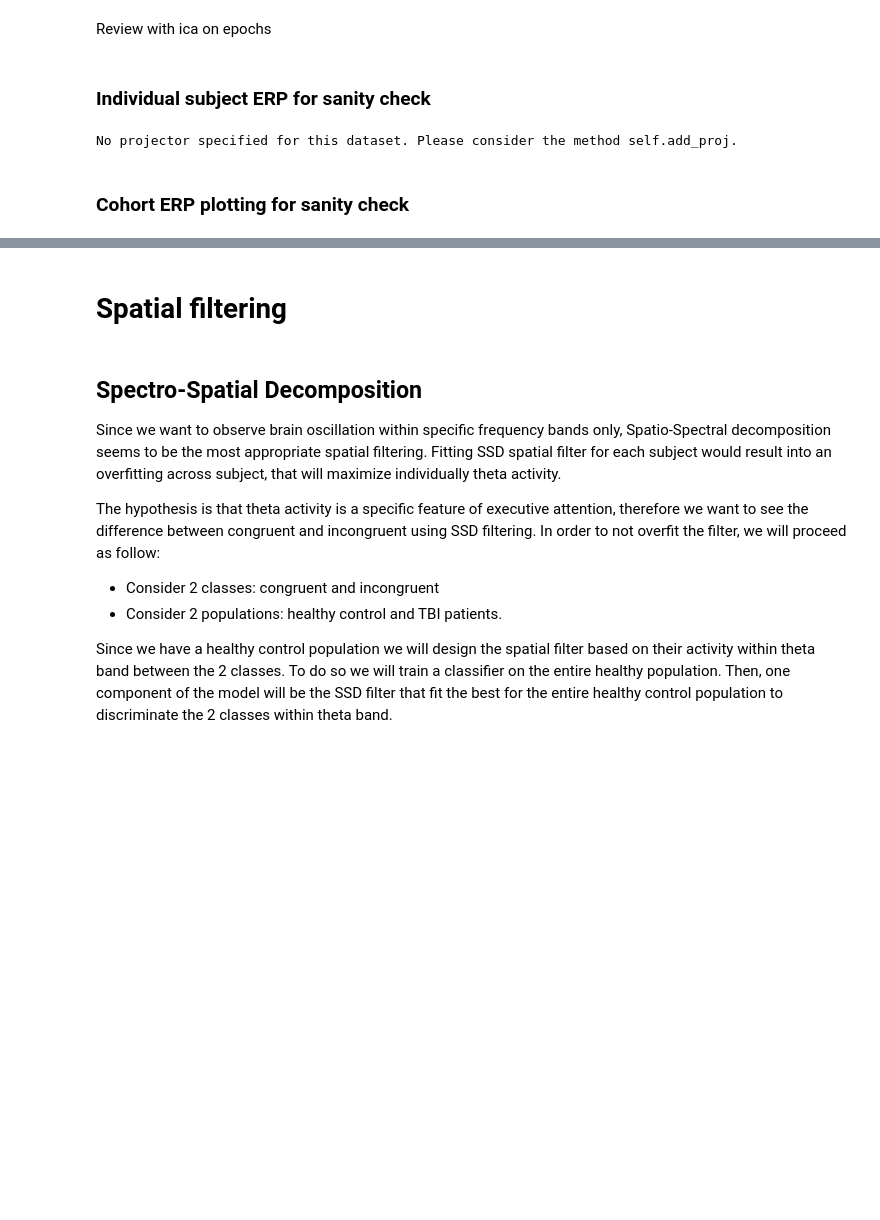
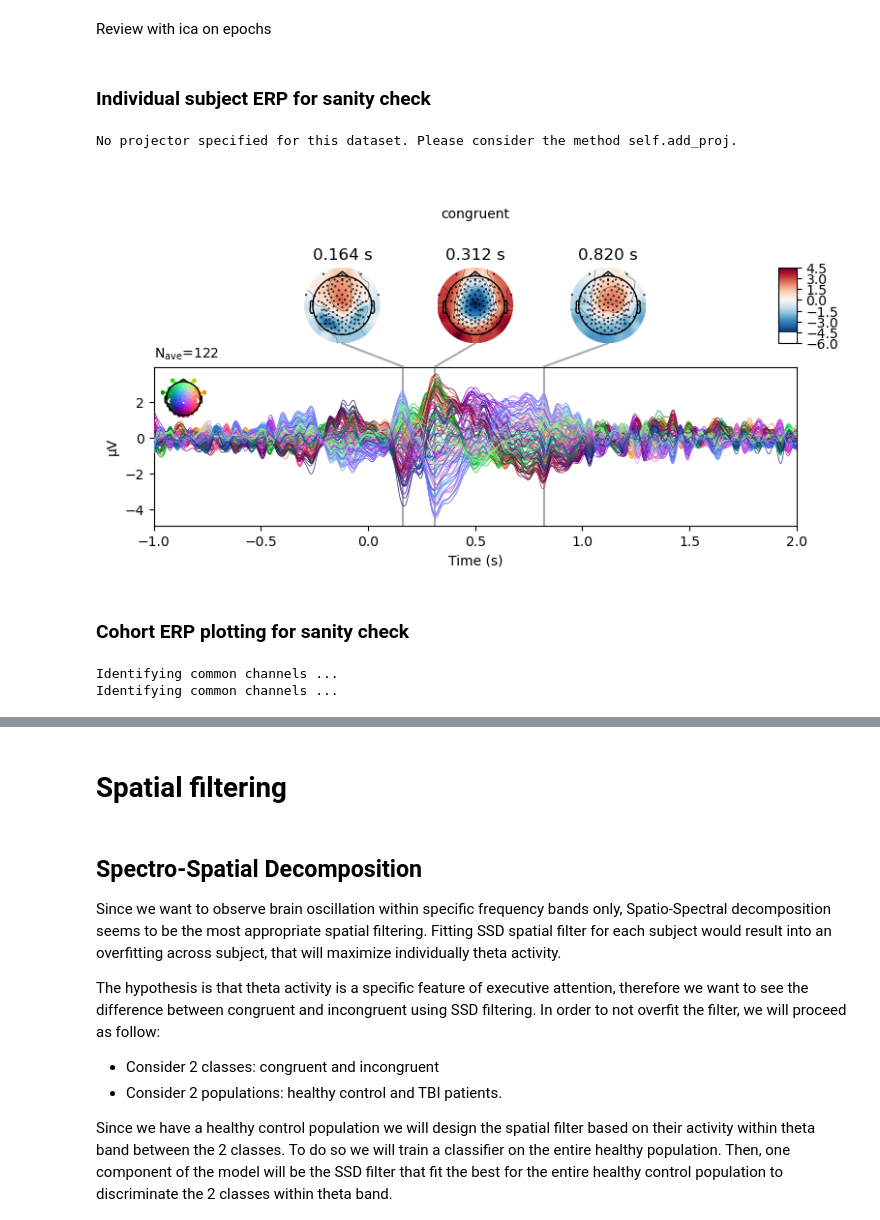
Before and after one commit to Sam54000/preprocessing_theta, a Jupyter notebook: New_MFF_MultiSubjectInluded.ipynb, the cells around one changed output, grey strips where cells are left out. Saved outputs shown, nothing was run; the diff lists cells and outputs as text; code cells hidden in the pictures; blank space fills up the shorter version.

```diff
--- a/New_MFF_MultiSubjectInluded.ipynb
+++ b/New_MFF_MultiSubjectInluded.ipynb
@@ -26,7 +26,7 @@ EEG_name =               []
 splitedEEGname =         []
 fileExt  =               []
 subject  =                'HC'
-modality =                'raw-after-ica'
+modality =                '_epo-reviewed.fif'
 protocol =                'ATTN'
 session  =                'S1'
 network  =                'executing'
@@ -205,7 +205,6 @@ def creating_epochs(signalName, network, FileInfo=None, load_raw = False, cleani
 
 
     if cleaning:
-        epoch_cleaned_list = list()
         ar = AutoReject(n_interpolate = [1,2,4,32,64],
                         thresh_method='bayesian_optimization',
                         random_state=42,
@@ -349,7 +348,7 @@ Creating a list of all epochs accross all patient. Also instantiating labels for
 %matplotlib qt
 epochs = list()
 labelsAcrossSubj = list()
-nb_subjects = 1 #len(EEG_name)
+nb_subjects = len(EEG_name)
 
 for SelectedFileIndex in range(nb_subjects):
     signalName = os.sep.join([SavingPath,''.join([EEG_name[SelectedFileIndex], '.fif'])])
@@ -411,6 +410,7 @@ for SelectedFileIndex in range(nb_subjects):
     ica.plot_components()
     ica.plot_sources(epoch,block=True)
     ica.apply(epoch)
+    epoch.plot(block=True)
 
     SavingNameEpochs = ''.join([FilesInfo['Subject'  ][SelectedFileIndex] , '_' ,
                                 FilesInfo['Protocol' ][SelectedFileIndex] , '_' ,
@@ -440,14 +440,15 @@ for SelectedFileIndex in range(nb_subjects):
 # %% [markdown]
 ### Individual subject ERP for sanity check
 # %%
-epochs[0]['congruent'].average().plot_joint(times='peaks',
+epochs[1]['congruent'].average().plot_joint(times='peaks',
                                            title='congruent',
                                            show=False)
 #epochs_without_evoked['congruent'].average().plot_joint(title='evoked_subtracted',
 #                            show=False)
 plt.show()
 # %% [output]
 No projector specified for this dataset. Please consider the method self.add_proj.
+[figure, added]
 # %% [markdown]
 ### Cohort ERP plotting for sanity check
 # %%
@@ -460,3 +461,6 @@ for epoch in epochs:
 GA_incongruent = mne.grand_average(evoked_incongruent)
 GA_congruent = mne.grand_average(evoked_congruent)
 #grand_average.plot_joint()
+# %% [output]
+Identifying common channels ...
+Identifying common channels ...
```
Also changed, not shown: parts of 27 cells of this notebook.
